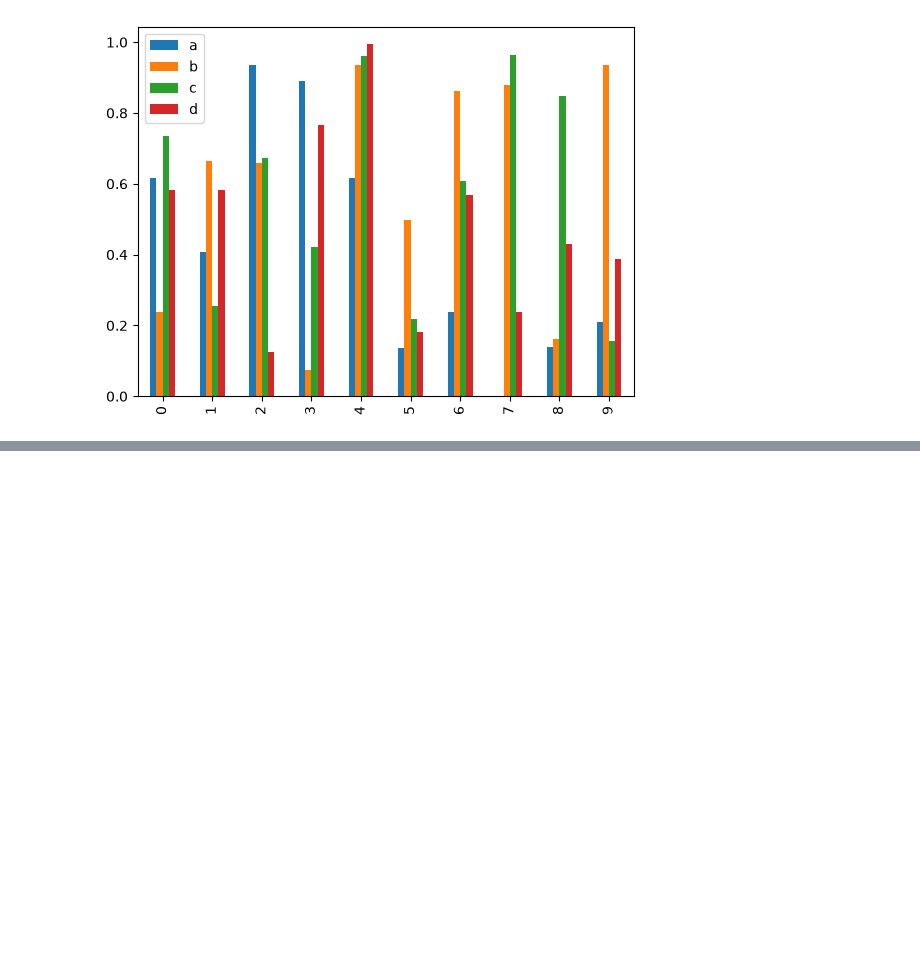
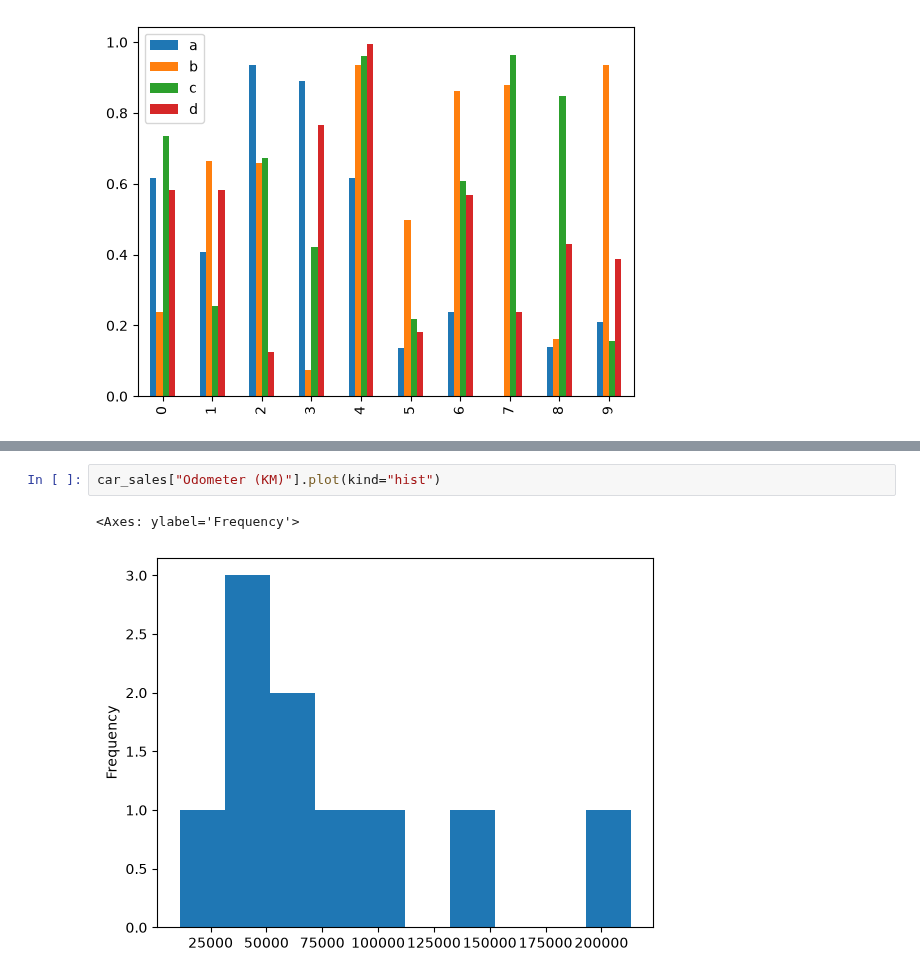
Before and after one commit to ayinde-xyz/ml-learn, a Jupyter notebook: matplotlib_learn.ipynb, the cells around one changed output, grey strips where cells are left out. Drawn from its saved outputs; the diff is of its cells as text; blank space fills up the shorter version.

```diff
--- a/matplotlib_learn.ipynb
+++ b/matplotlib_learn.ipynb
@@ -246,0 +256,5 @@ df.plot.bar()
+# %%
+car_sales["Odometer (KM)"].plot(kind="hist")
+# %% [output]
+<Axes: ylabel='Frequency'>
+[figure, added]
```
Also changed, not shown: parts of 6 cells of this notebook, 1 other file.
